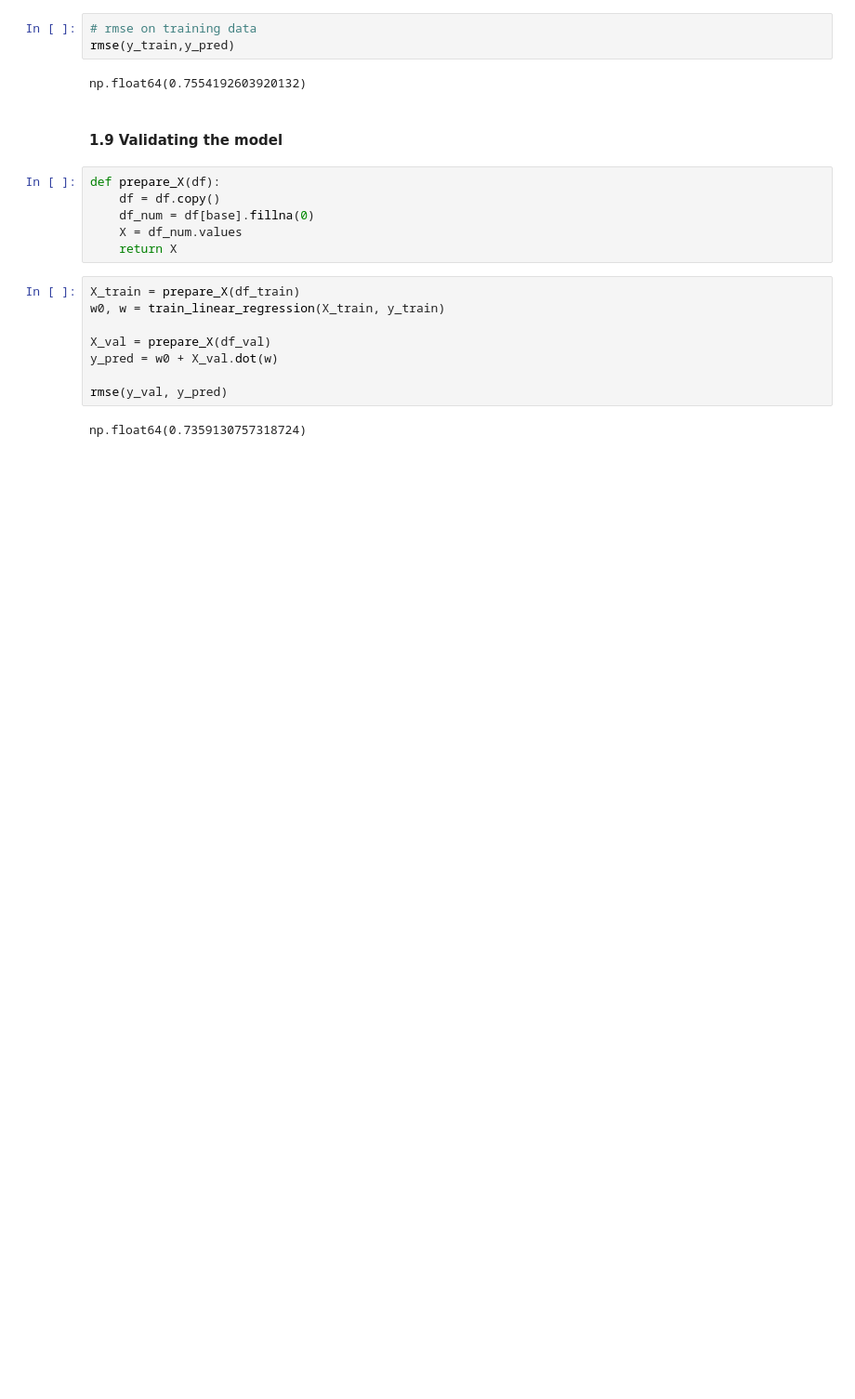
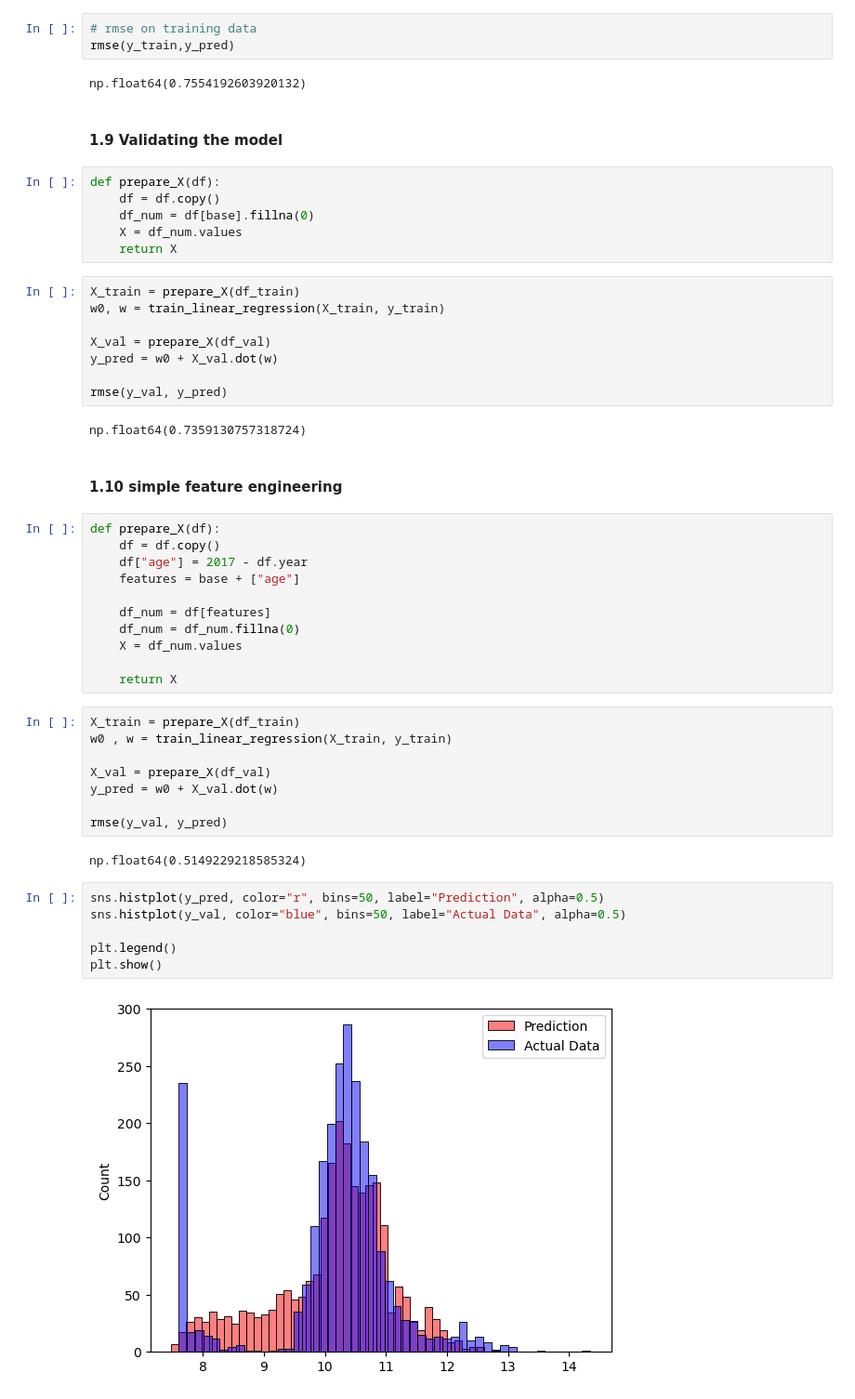
Before and after one commit to avinsio/ml-zoomcamp, a Jupyter notebook: 02-regression/notebook.ipynb, the cells around one changed output. Shown at 93% size. Cells and saved outputs as stored; diff of their text form; blank space fills up the shorter version.

Commit message:
Simple feature engineering

```diff
--- a/02-regression/notebook.ipynb
+++ b/02-regression/notebook.ipynb
@@ -370,3 +370,34 @@ y_pred = w0 + X_val.dot(w)
 rmse(y_val, y_pred)
 # %% [output]
 np.float64(0.7359130757318724)
+# %% [markdown]
+#### 1.10 simple feature engineering
+# %%
+def prepare_X(df):
+    df = df.copy()
+    df["age"] = 2017 - df.year
+    features = base + ["age"]
+
+    df_num = df[features]
+    df_num = df_num.fillna(0)
+    X = df_num.values
+
+    return X
+# %%
+X_train = prepare_X(df_train)
+w0 , w = train_linear_regression(X_train, y_train)
+
+X_val = prepare_X(df_val)
+y_pred = w0 + X_val.dot(w)
+
+rmse(y_val, y_pred)
+# %% [output]
+np.float64(0.5149229218585324)
+# %%
+sns.histplot(y_pred, color="r", bins=50, label="Prediction", alpha=0.5)
+sns.histplot(y_val, color="blue", bins=50, label="Actual Data", alpha=0.5)
+
+plt.legend()
+plt.show()
+# %% [output]
+[figure, added]
```
